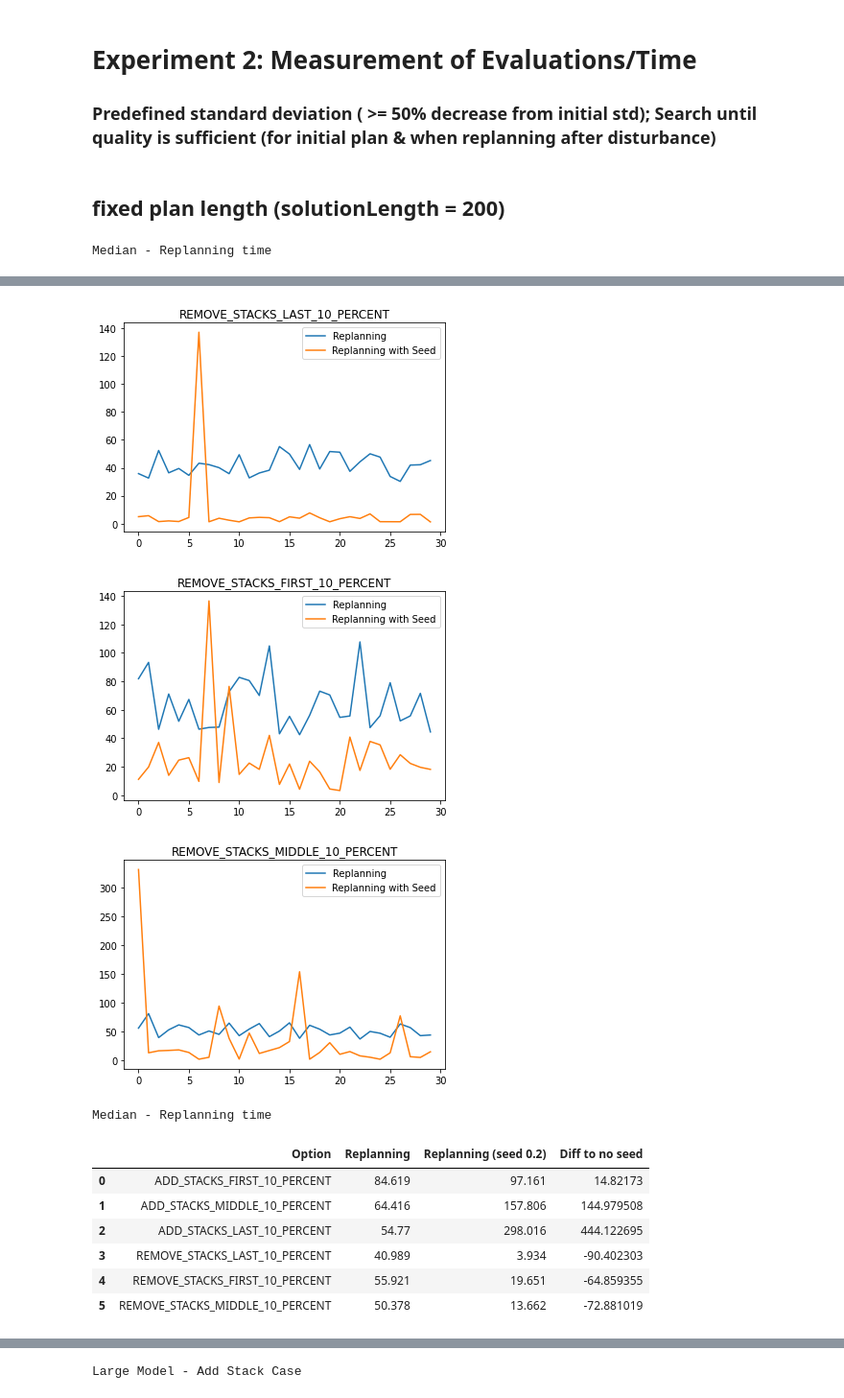
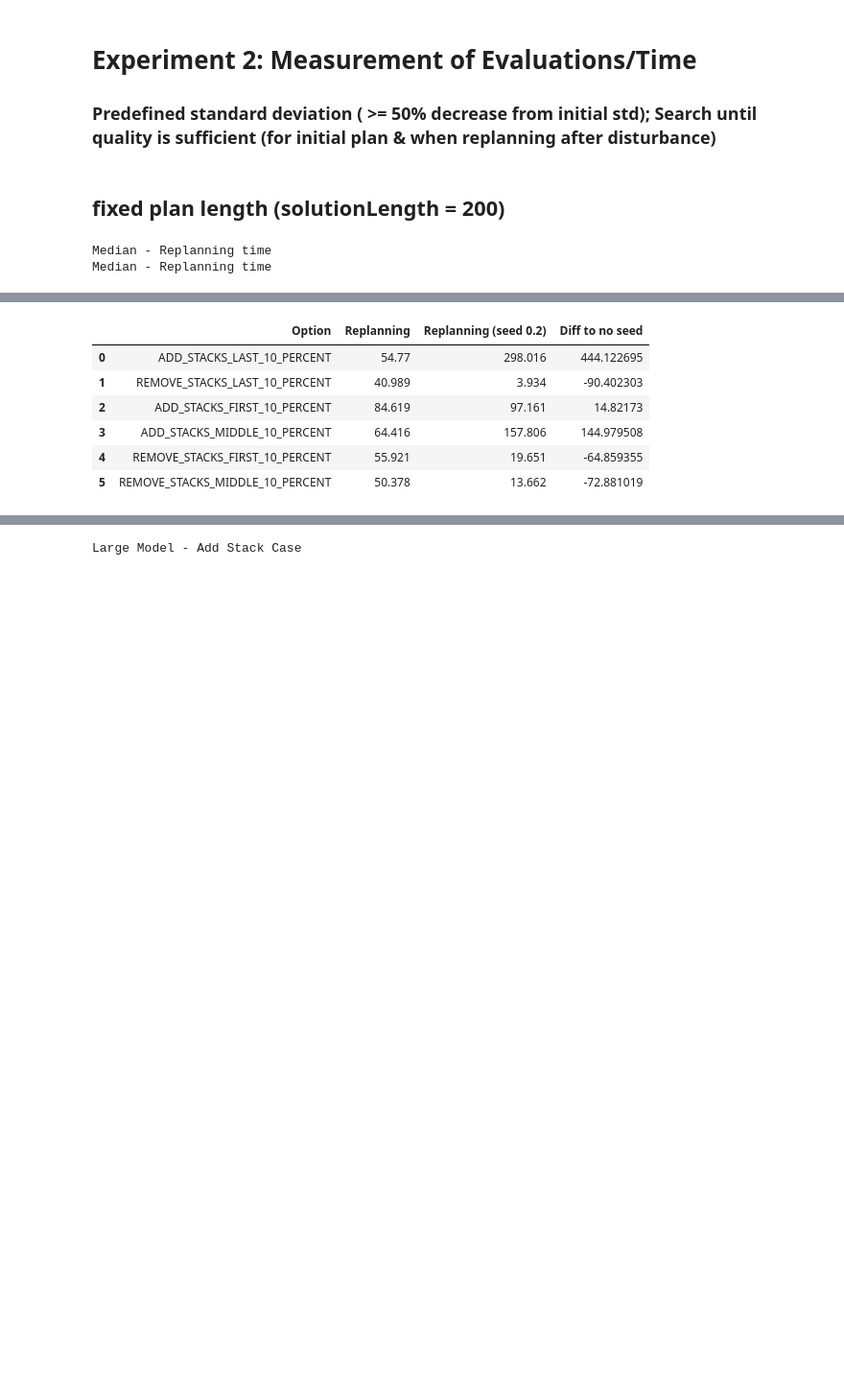
Before and after one commit to martineisenberg/momot-reactive, a Jupyter notebook: evaluation/data_processing.ipynb, the cells around one changed output, grey strips where cells are left out. Shown at 96% size. Cells and saved outputs as stored; diff of their text form; code cells hidden in the pictures; blank space fills up the shorter version.

```diff
--- a/evaluation/data_processing.ipynb
+++ b/evaluation/data_processing.ipynb
@@ -195,7 +362,8 @@ def visualize(folder_path):
 ## fixed plan length (solutionLength = 200)
 # %%
 exp2_mean_simpleModel, exp2_std_simpleModel = exp2_prepare_results("exp2/fixedPlanLength/max10itemsperstack")
-exp2_mean_complexModel, exp2_std_complexModel = exp2_prepare_results("exp2/fixedPlanLength/max100itemsperstack", True)
+exp2_mean_complexModel, exp2_std_complexModel = exp2_prepare_results("exp2/fixedPlanLength/max100itemsperstack")
 display(exp2_mean_complexModel)
 # %% [output]
 Median - Replanning time
+Median - Replanning time
@@ -205,12 +370,8 @@ Median - Replanning time
-[figure, removed]
-[figure, removed]
-[figure, removed]
-Median - Replanning time
 |  | Option | Replanning | Replanning (seed 0.2) | Diff to no seed |
-| 0 | ADD_STACKS_FIRST_10_PERCENT | 84.619 | 97.161 | 14.82173 |
-| 1 | ADD_STACKS_MIDDLE_10_PERCENT | 64.416 | 157.806 | 144.979508 |
-| 2 | ADD_STACKS_LAST_10_PERCENT | 54.77 | 298.016 | 444.122695 |
-| 3 | REMOVE_STACKS_LAST_10_PERCENT | 40.989 | 3.934 | -90.402303 |
+| 0 | ADD_STACKS_LAST_10_PERCENT | 54.77 | 298.016 | 444.122695 |
+| 1 | REMOVE_STACKS_LAST_10_PERCENT | 40.989 | 3.934 | -90.402303 |
+| 2 | ADD_STACKS_FIRST_10_PERCENT | 84.619 | 97.161 | 14.82173 |
+| 3 | ADD_STACKS_MIDDLE_10_PERCENT | 64.416 | 157.806 | 144.979508 |
 | 4 | REMOVE_STACKS_FIRST_10_PERCENT | 55.921 | 19.651 | -64.859355 |
 | 5 | REMOVE_STACKS_MIDDLE_10_PERCENT | 50.378 | 13.662 | -72.881019 |
 # %% [markdown]
```
Also changed, not shown: parts of 17 cells of this notebook, 1 other file.
